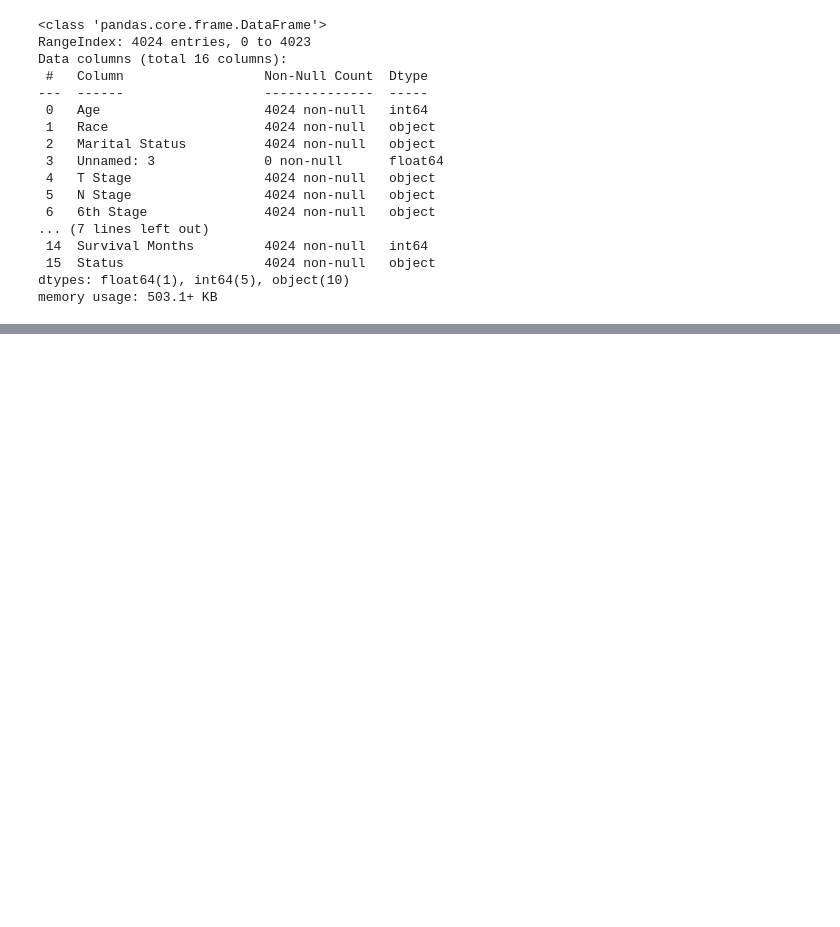
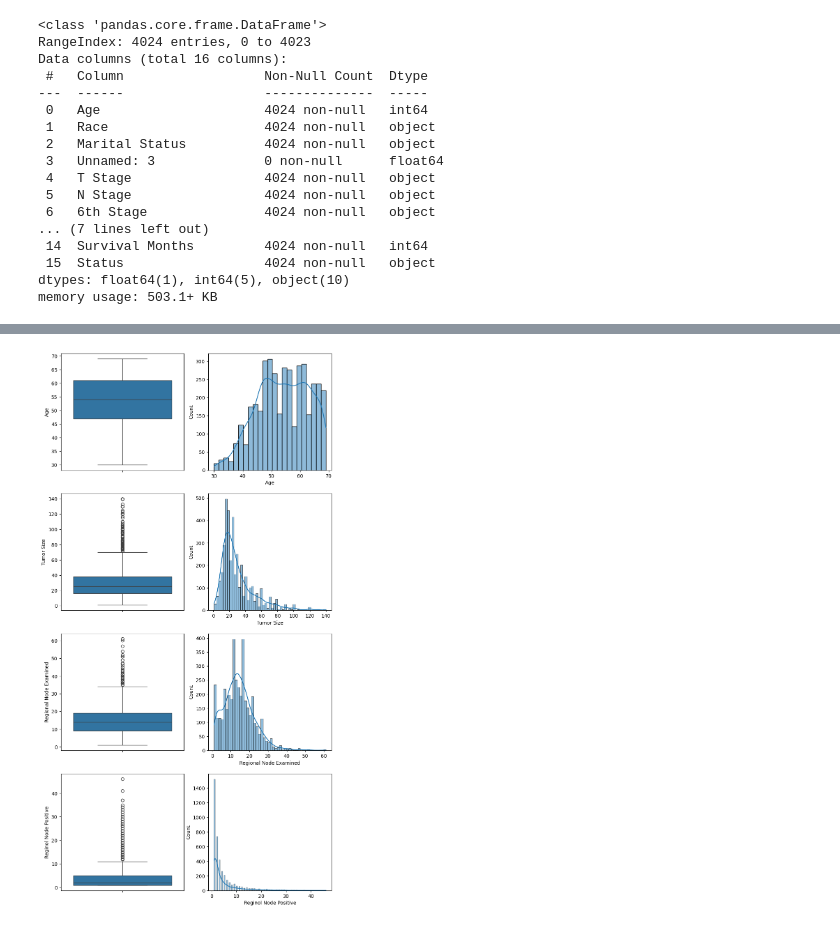
Before and after one commit to arun-ekambaram/Cancer-Patient-Survival-Prediction-Using-RWD, a Jupyter notebook: experiment.ipynb, the cells around one changed output, grey strips where cells are left out. Saved outputs shown, nothing was run; the diff lists cells and outputs as text; code cells hidden in the pictures; blank space fills up the shorter version.

```diff
--- a/experiment.ipynb
+++ b/experiment.ipynb
@@ -39,0 +52,3 @@ memory usage: 503.1+ KB
+# %%
+data.drop(columns=['Unnamed: 3'], inplace=True)
+data.columns
@@ -39,0 +61,3 @@ memory usage: 503.1+ KB
+# %%
+cat_feats = ['Race ','Marital Status','T Stage ','N Stage','6th Stage','Grade','A Stage','Estrogen Status','Progesterone Status']
+num_feats = ['Age','Tumor Size','Regional Node Examined','Reginol Node Positive']
@@ -39,0 +80,9 @@ memory usage: 503.1+ KB
+# %%
+plt.figure(figsize=(10,20))
+for i in range(len(num_feats)):
+    plt.subplot(4,2,2*i+1)
+    sns.boxplot(data=data,y=num_feats[i])
+    plt.subplot(4,2,2*i+2)
+    sns.histplot(data, x=num_feats[i], kde=True)
+# %% [output]
+[figure, added]
```
Also changed, not shown: parts of 14 cells of this notebook.
